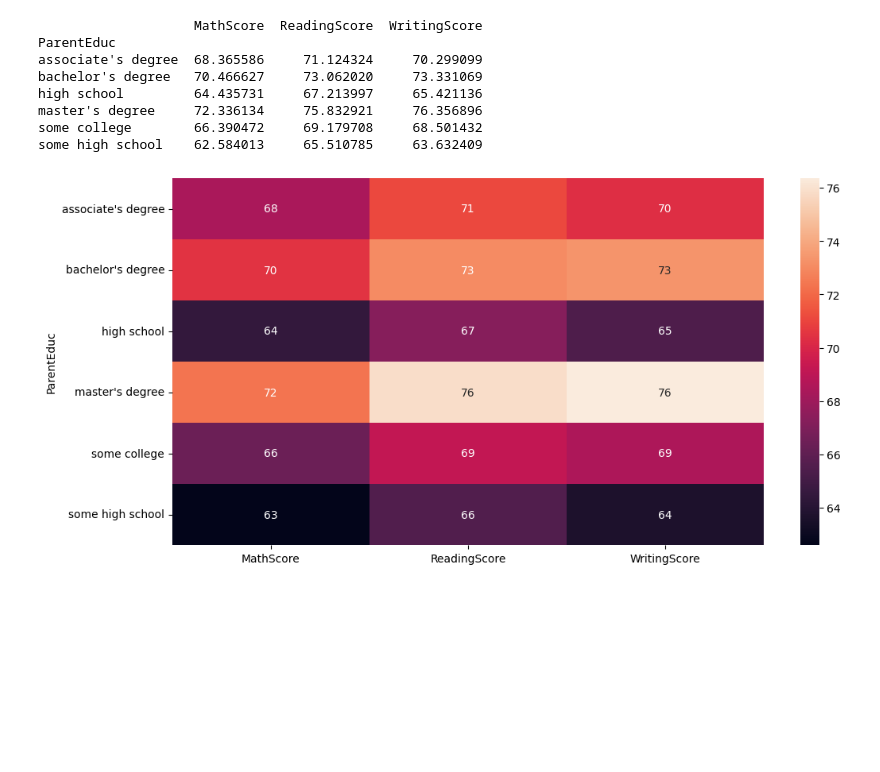
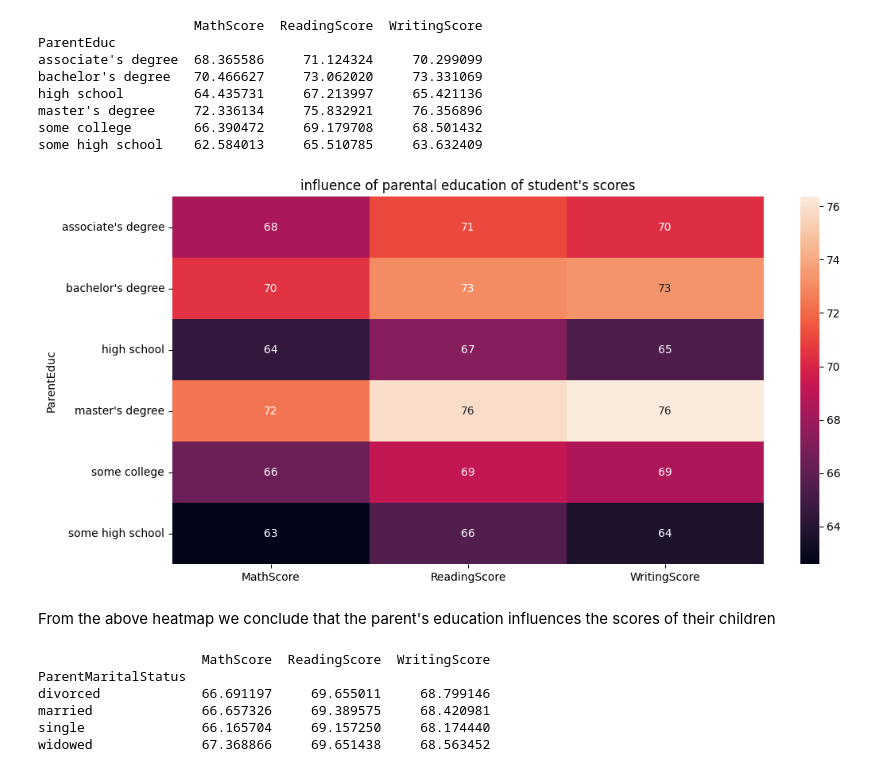
Before and after one commit to Abhishek191191/Student-Score-Analysis, a Jupyter notebook: Analysis Code.ipynb, the cells around one changed output. Saved outputs shown, nothing was run; the diff lists cells and outputs as text; code cells hidden in the pictures; blank space fills up the shorter version.

```diff
--- a/Analysis Code.ipynb
+++ b/Analysis Code.ipynb
@@ -115,8 +115,8 @@ fig.show()
 # %% [markdown]
 the female population among the students is marginally more
 # %%
-gb = data.groupby("ParentEduc").agg({'MathScore':'mean', 'ReadingScore':'mean', 'WritingScore':'mean'})
-print(gb)
+gbe = data.groupby("ParentEduc").agg({'MathScore':'mean', 'ReadingScore':'mean', 'WritingScore':'mean'})
+print(gbe)
 # %% [output]
                     MathScore  ReadingScore  WritingScore
 ParentEduc
@@ -128,7 +128,20 @@ some college        66.390472     69.179708     68.501432
 some high school    62.584013     65.510785     63.632409
 # %%
 plt.figure(figsize=(12,6))
-sns.heatmap(gb,annot=True)
+sns.heatmap(gbe,annot=True)
+plt.title("influence of parental education of student's scores")
 plt.show()
 # %% [output]
-[figure, old version]
+[figure, new version]
+# %% [markdown]
+From the above heatmap we conclude that the parent's education influences the scores of their children
+# %%
+gbm = data.groupby("ParentMaritalStatus").agg({'MathScore':'mean', 'ReadingScore':'mean', 'WritingScore':'mean'})
+print(gbm)
+# %% [output]
+                     MathScore  ReadingScore  WritingScore
+ParentMaritalStatus
+divorced             66.691197     69.655011     68.799146
+married              66.657326     69.389575     68.420981
+single               66.165704     69.157250     68.174440
+widowed              67.368866     69.651438     68.563452
```
Also changed, not shown: parts of 3 cells of this notebook.
